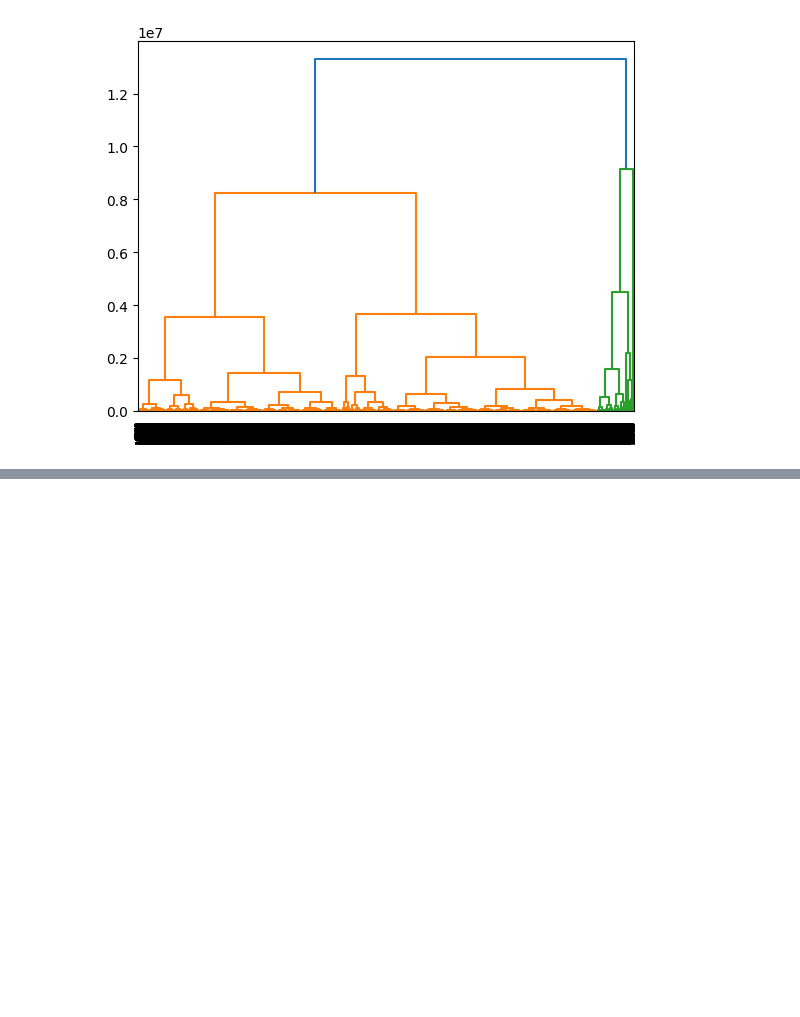
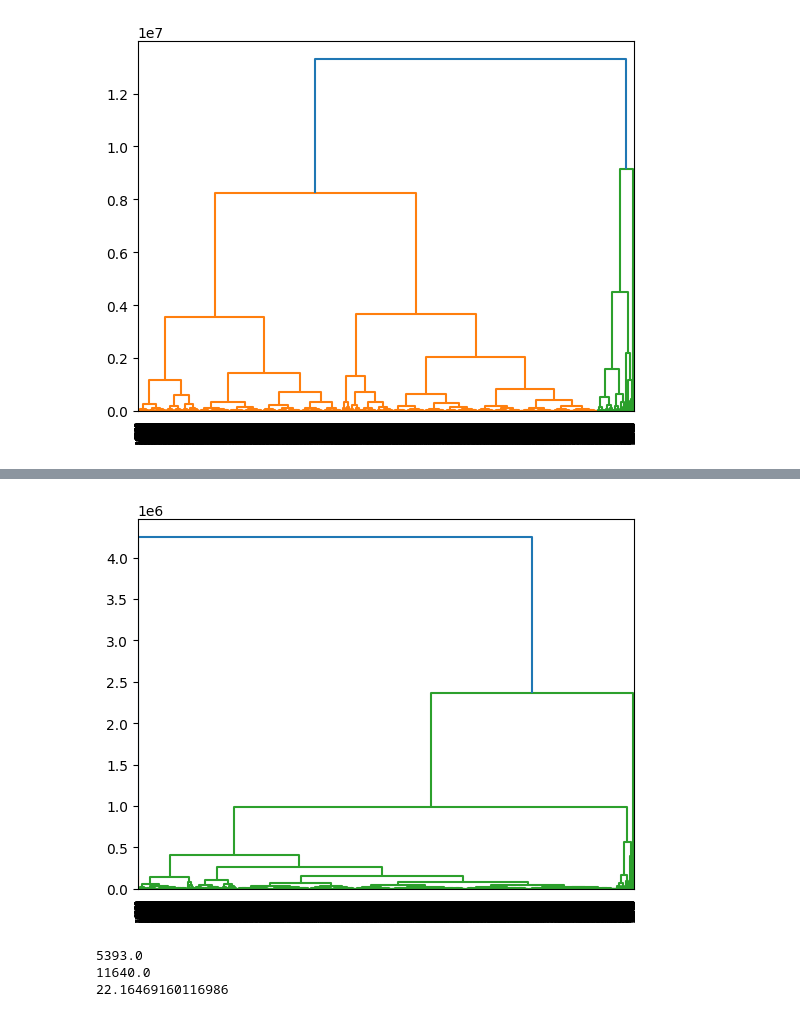
Before and after one commit to stingrey2244/ML_final, a Jupyter notebook: FP1_PrelimininaryModel.ipynb, the cells around one changed output, grey strips where cells are left out. Cells and saved outputs as stored; diff of their text form; code cells hidden in the pictures; blank space fills up the shorter version.

```diff
--- a/FP1_PrelimininaryModel.ipynb
+++ b/FP1_PrelimininaryModel.ipynb
@@ -51,0 +66,17 @@ plt.show()
+# %%
+#fit model using the complete clustering method
+complete_clusters = linkage(spotify_input, method = 'complete', metric = 'euclidean')
+#create a graphical representation
+dendrogram(complete_clusters)
+plt.show()
+# %% [output]
+[figure, added]
+# %%
+#compare to the number genres that spotify says exists
+print(ward_clusters[2972,0])
+print(ward_clusters[2972, 1])
+print(ward_clusters[2972, 2])
+# %% [output]
+5393.0
+11640.0
+22.16469160116986
```
Also changed, not shown: parts of 5 cells of this notebook.
